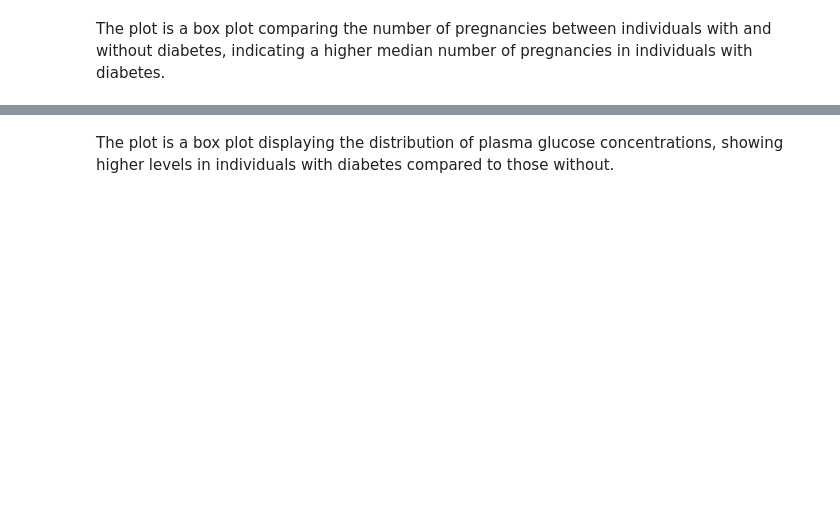
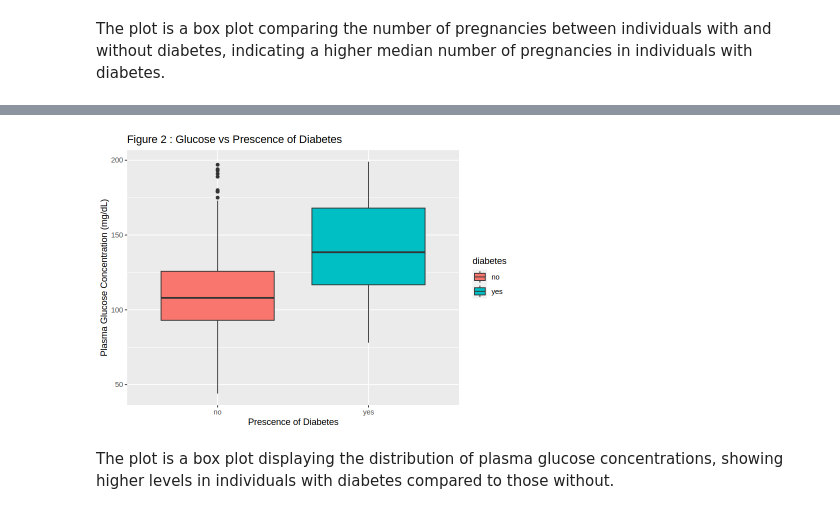
Before and after one commit to asnbl/dsci-100-2023-24W-group-16, a Jupyter notebook: Group project proposal.ipynb, the cells around one changed output, grey strips where cells are left out. Drawn from its saved outputs; the diff is of its cells as text; code cells hidden in the pictures; blank space fills up the shorter version.

```diff
--- a/Group project proposal.ipynb
+++ b/Group project proposal.ipynb
@@ -98,8 +181,9 @@ The plot is a box plot comparing the number of pregnancies between individuals w
 # Set options for plot width and height
 options(repr.plot.width = 7, repr.plot.height = 5)
 
-glucose <- ggplot(diabetes_train, aes(x = Diabetes, y = Glucose, fill = Diabetes)) +
+glucose <- ggplot(diabetes_train, aes(x = diabetes, y = glucose, fill = diabetes)) +
         geom_boxplot() +
         labs( x = "Prescence of Diabetes", y = "Plasma Glucose Concentration (mg/dL)") +
         ggtitle("Figure 2 : Glucose vs Prescence of Diabetes")
 glucose
+# %% [output]
@@ -106,3 +192,4 @@ glucose
+[figure, added]
 # %% [markdown]
 The plot is a box plot displaying the distribution of plasma glucose concentrations, showing higher levels in individuals with diabetes compared to those without.
 # %%
```
Also changed, not shown: parts of 42 cells of this notebook.
